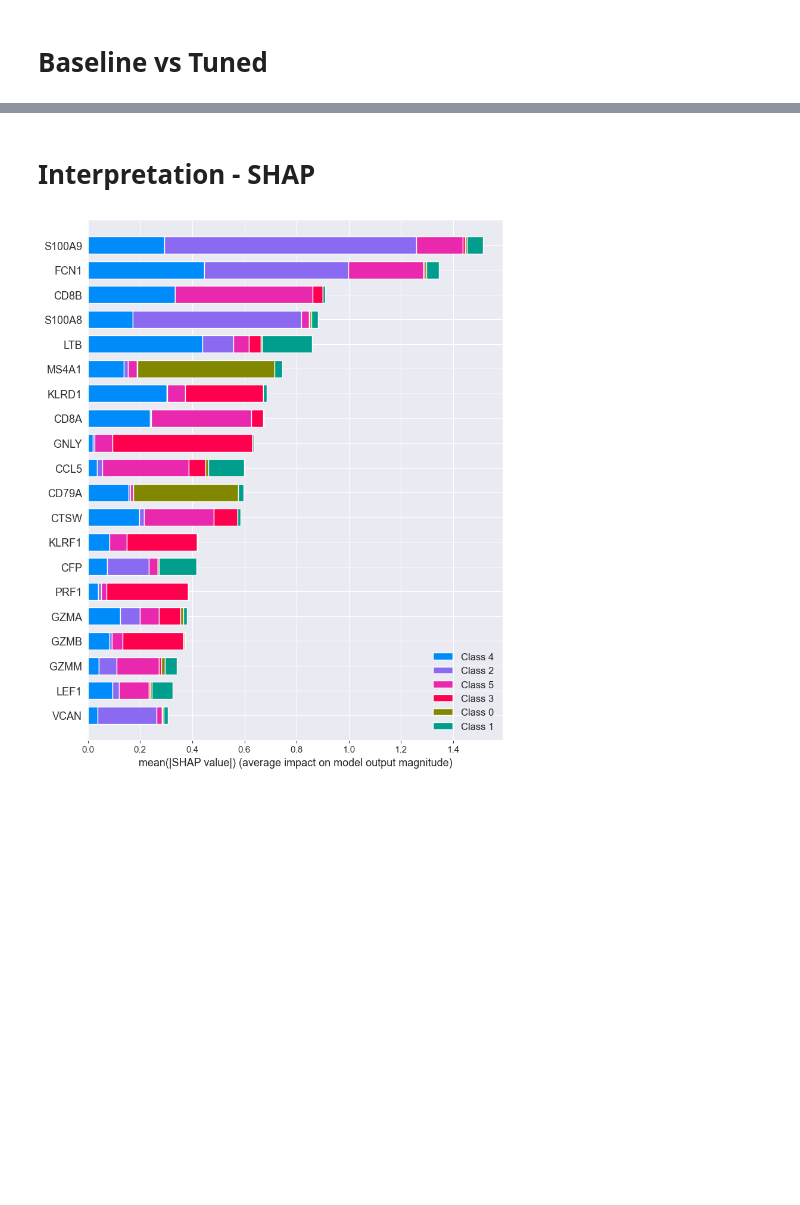
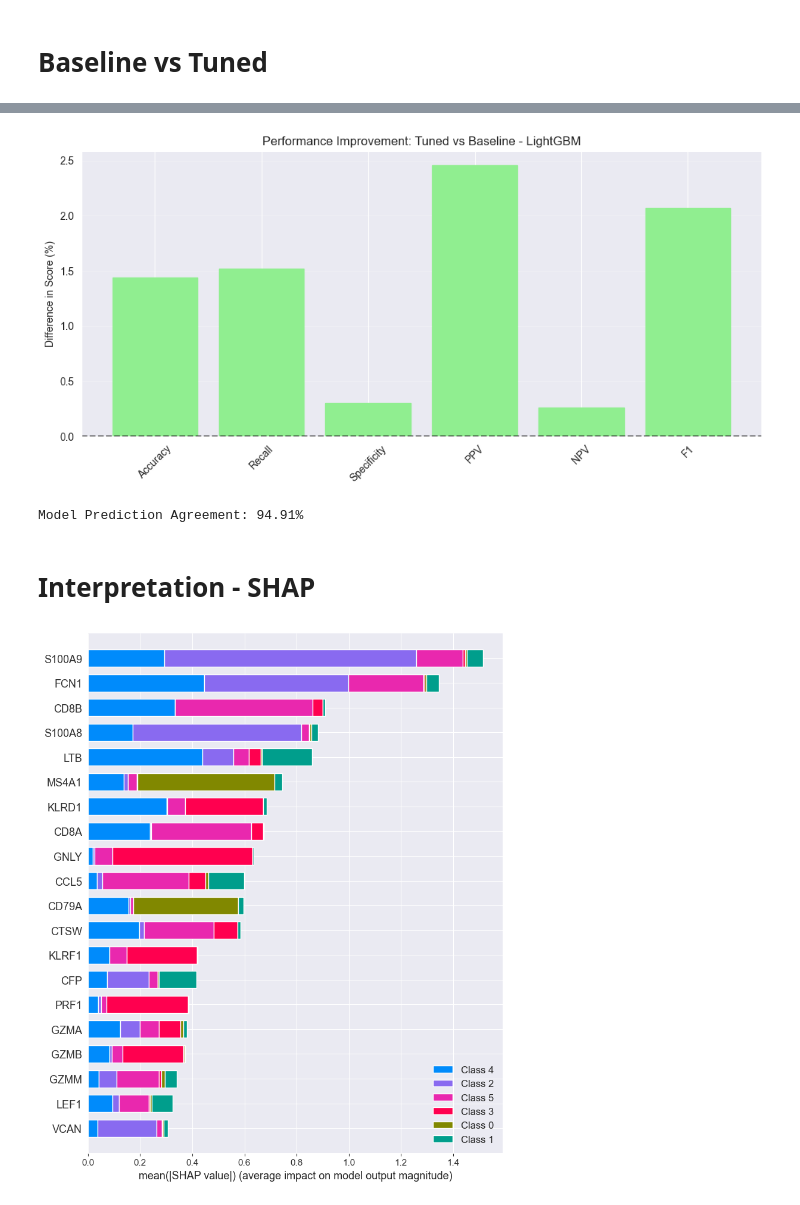
Before and after one commit to dvoulgari/MLCB_Final_Project, a Jupyter notebook: notebooks/lightgbm_model_analysis.ipynb, the cells around one changed output, grey strips where cells are left out. Saved outputs shown, nothing was run; the diff lists cells and outputs as text; code cells hidden in the pictures; blank space fills up the shorter version.

```diff
--- a/notebooks/lightgbm_model_analysis.ipynb
+++ b/notebooks/lightgbm_model_analysis.ipynb
@@ -359,3 +385,43 @@ The two models agree on 94.91% of predictions.
+# %%
+# Performance Difference Plot
+
+# Calculate differences
+baseline_values = [baseline_metrics[m] for m in metrics]
+tuned_values = [tuned_metrics[m] for m in metrics]
+diff = [t - b for t, b in zip(tuned_values, baseline_values)]
+
+# Create difference plot
+plt.figure(figsize=(10,5))
+bars = plt.bar(metrics, diff, color='skyblue')
+plt.axhline(0, color='black', linestyle='--')
+
+# Highlight improvements
+for bar in bars:
+    if bar.get_height() > 0:
+        bar.set_color('lightgreen')
+    else:
+        bar.set_color('salmon')
+
+plt.title("Performance Improvement: Tuned vs Baseline - LightGBM")
+plt.ylabel("Difference in Score (%)")
+plt.xticks(rotation=45)
+plt.grid(axis='y', alpha=0.3)
+plt.tight_layout()
+plt.show()
+# %% [output]
+[figure, added]
+# %%
+# Get predictions from both models
+baseline_preds = baseline_model[0].predict(X_kot_aligned) if isinstance(baseline_model, tuple) else baseline_model.predict(X_kot_aligned)
+tuned_preds = tuned_model[0].predict(X_kot_aligned) if isinstance(tuned_model, tuple) else tuned_model.predict(X_kot_aligned)
+
+# Calculate agreement percentage
+agreement = np.mean(baseline_preds == tuned_preds) * 100
+
+# Print results
+print(f"Model Prediction Agreement: {agreement:.2f}%")
+# %% [output]
+Model Prediction Agreement: 94.91%
 # %% [markdown]
 # Interpretation - SHAP
 # %%
```
Also changed, not shown: parts of 26 cells of this notebook, 9 other files.
